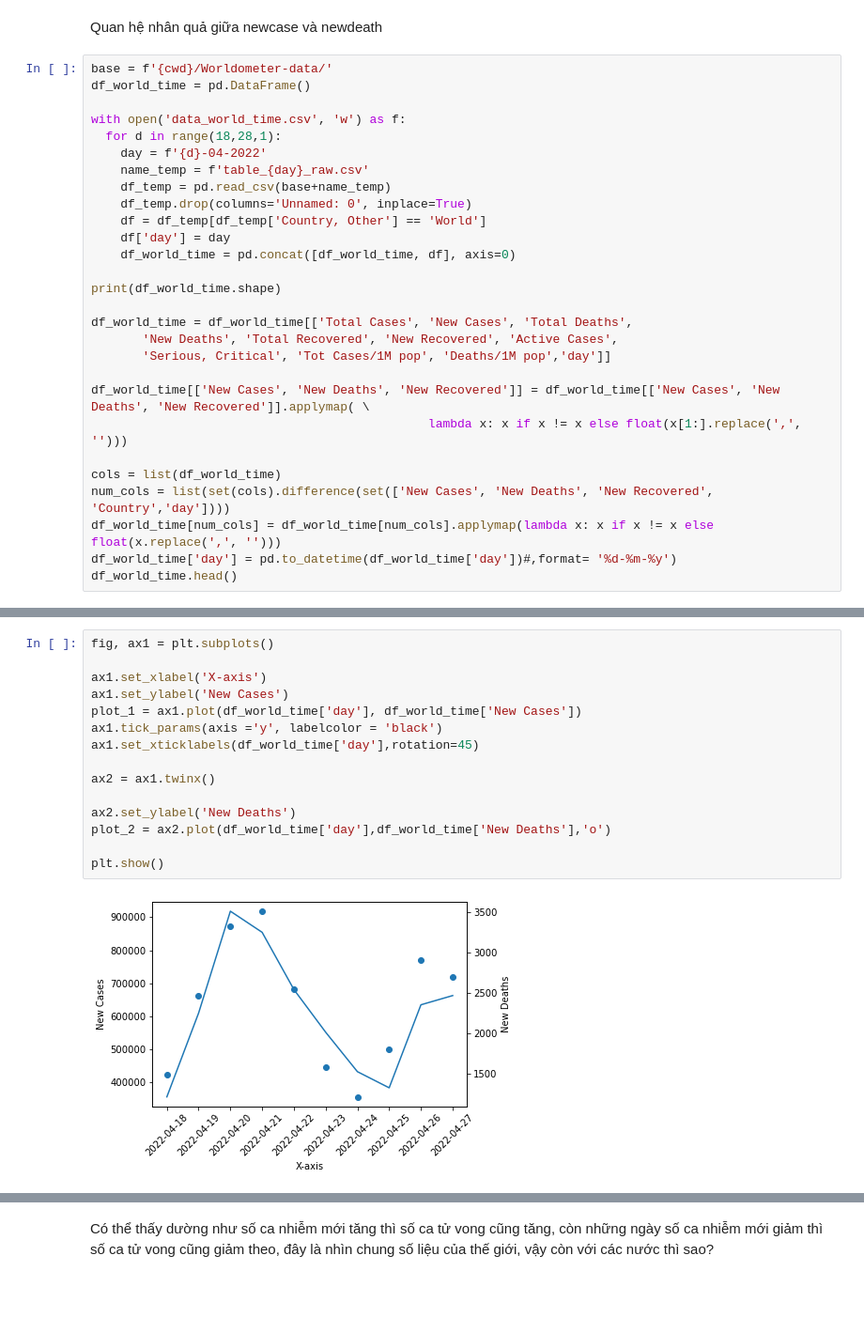
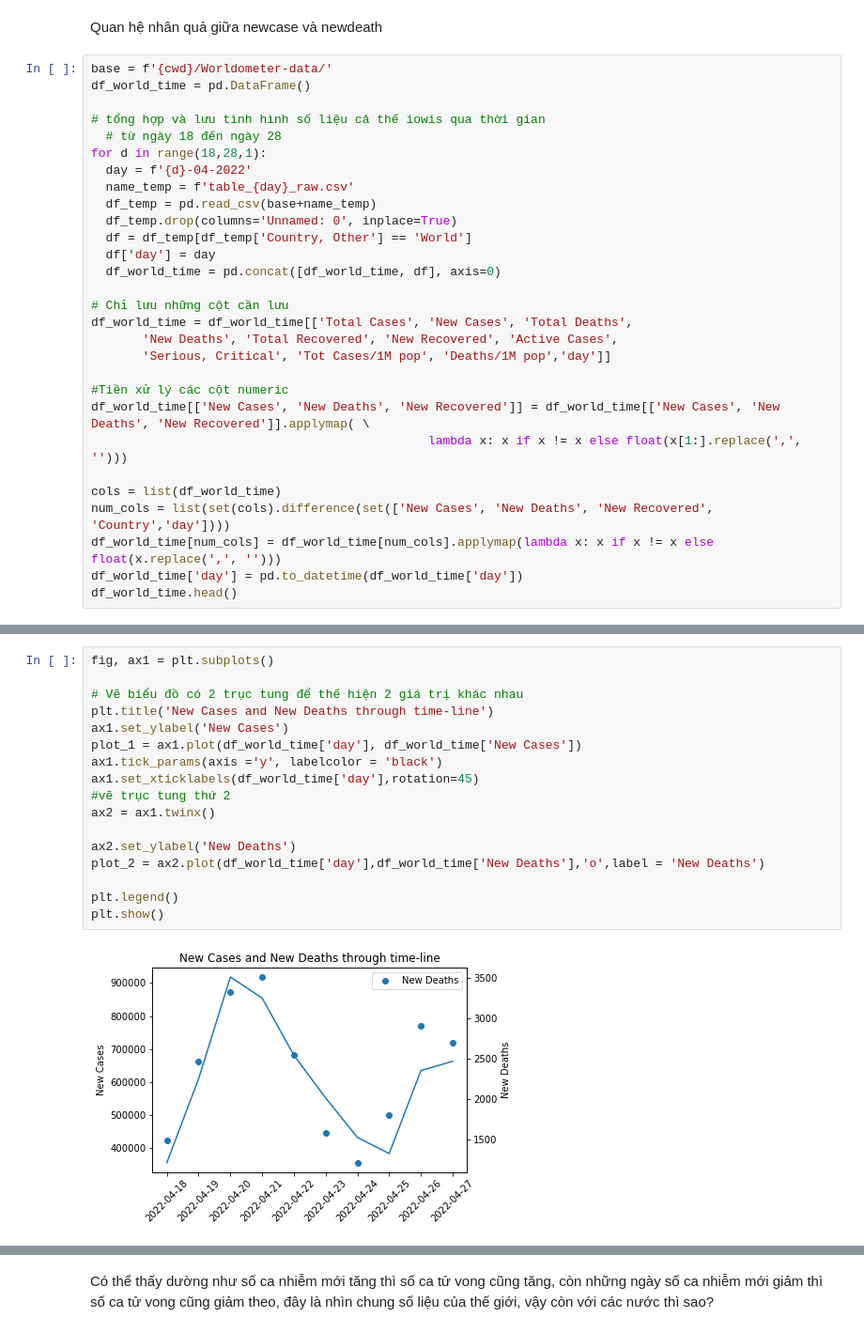
Before and after one commit to LeKiet258/DATA_VIZ_LAB01, a Jupyter notebook: Relationship.ipynb, the cells around one changed output, grey strips where cells are left out. Shown: that part at 94% size. Saved outputs shown, nothing was run; the diff lists cells and outputs as text; blank space fills up the shorter version.

```diff
--- a/Relationship.ipynb
+++ b/Relationship.ipynb
@@ -358,28 +342,29 @@ Quan hệ nhân quả giữa newcase và newdeath
 base = f'{cwd}/Worldometer-data/'
 df_world_time = pd.DataFrame()
 
-with open('data_world_time.csv', 'w') as f:
-  for d in range(18,28,1):
-    day = f'{d}-04-2022'
-    name_temp = f'table_{day}_raw.csv'
-    df_temp = pd.read_csv(base+name_temp)
-    df_temp.drop(columns='Unnamed: 0', inplace=True)
-    df = df_temp[df_temp['Country, Other'] == 'World']
-    df['day'] = day
-    df_world_time = pd.concat([df_world_time, df], axis=0)
+# tổng hợp và lưu tình hình số liệu cả thế iowis qua thời gian
+  # từ ngày 18 đến ngày 28
+for d in range(18,28,1):
+  day = f'{d}-04-2022'
+  name_temp = f'table_{day}_raw.csv'
+  df_temp = pd.read_csv(base+name_temp)
+  df_temp.drop(columns='Unnamed: 0', inplace=True)
+  df = df_temp[df_temp['Country, Other'] == 'World']
+  df['day'] = day
+  df_world_time = pd.concat([df_world_time, df], axis=0)
 
-print(df_world_time.shape)
-
+# Chỉ lưu những cột cần lưu
 df_world_time = df_world_time[['Total Cases', 'New Cases', 'Total Deaths',
        'New Deaths', 'Total Recovered', 'New Recovered', 'Active Cases',
        'Serious, Critical', 'Tot Cases/1M pop', 'Deaths/1M pop','day']]
 
+#Tiền xử lý các cột numeric
 df_world_time[['New Cases', 'New Deaths', 'New Recovered']] = df_world_time[['New Cases', 'New Deaths', 'New Recovered']].applymap( \
                                               lambda x: x if x != x else float(x[1:].replace(',', '')))
 
 cols = list(df_world_time)
 num_cols = list(set(cols).difference(set(['New Cases', 'New Deaths', 'New Recovered', 'Country','day'])))
 df_world_time[num_cols] = df_world_time[num_cols].applymap(lambda x: x if x != x else float(x.replace(',', '')))
-df_world_time['day'] = pd.to_datetime(df_world_time['day'])#,format= '%d-%m-%y')
+df_world_time['day'] = pd.to_datetime(df_world_time['day'])
 df_world_time.head()
 # %% [output]
@@ -398,17 +383,19 @@ See the caveats in the documentation: https://pandas.pydata.org/pandas-docs/stab
 # %%
 fig, ax1 = plt.subplots()
 
-ax1.set_xlabel('X-axis')
+# Vẽ biểu đồ có 2 trục tung để thế hiện 2 giá trị khác nhau
+plt.title('New Cases and New Deaths through time-line')
 ax1.set_ylabel('New Cases')
 plot_1 = ax1.plot(df_world_time['day'], df_world_time['New Cases'])
 ax1.tick_params(axis ='y', labelcolor = 'black')
 ax1.set_xticklabels(df_world_time['day'],rotation=45)
-
+#vẽ trục tung thứ 2
 ax2 = ax1.twinx()
 
 ax2.set_ylabel('New Deaths')
-plot_2 = ax2.plot(df_world_time['day'],df_world_time['New Deaths'],'o')
+plot_2 = ax2.plot(df_world_time['day'],df_world_time['New Deaths'],'o',label = 'New Deaths')
 
+plt.legend()
 plt.show()
 # %% [output]
-[figure, old version]
+[figure, new version]
```
Also changed, not shown: parts of 13 cells of this notebook.
